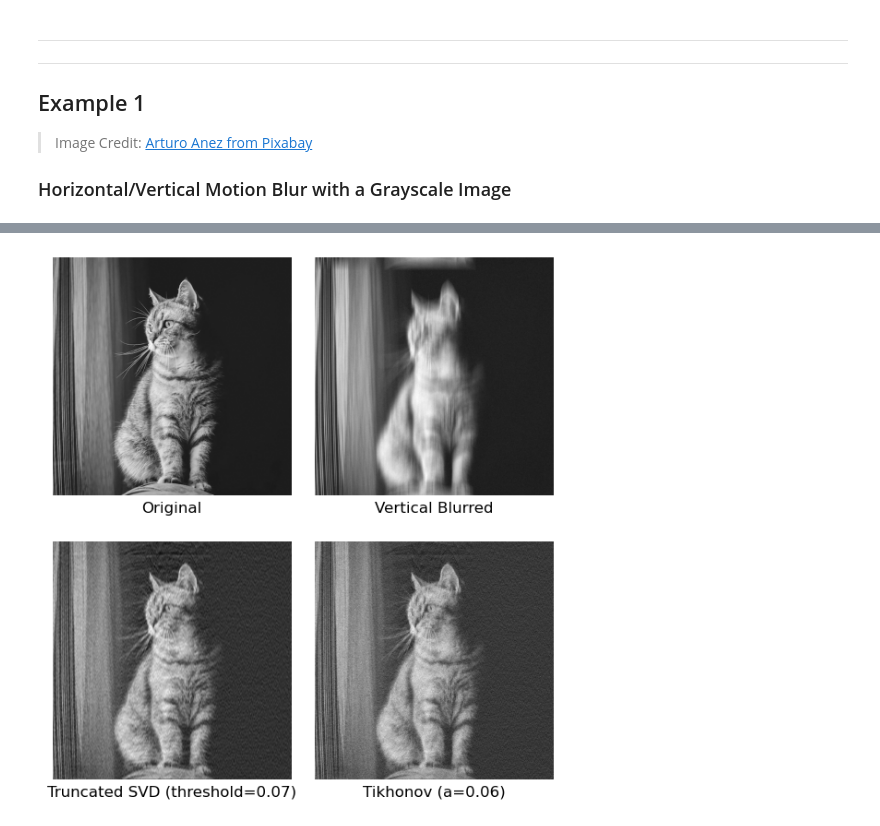
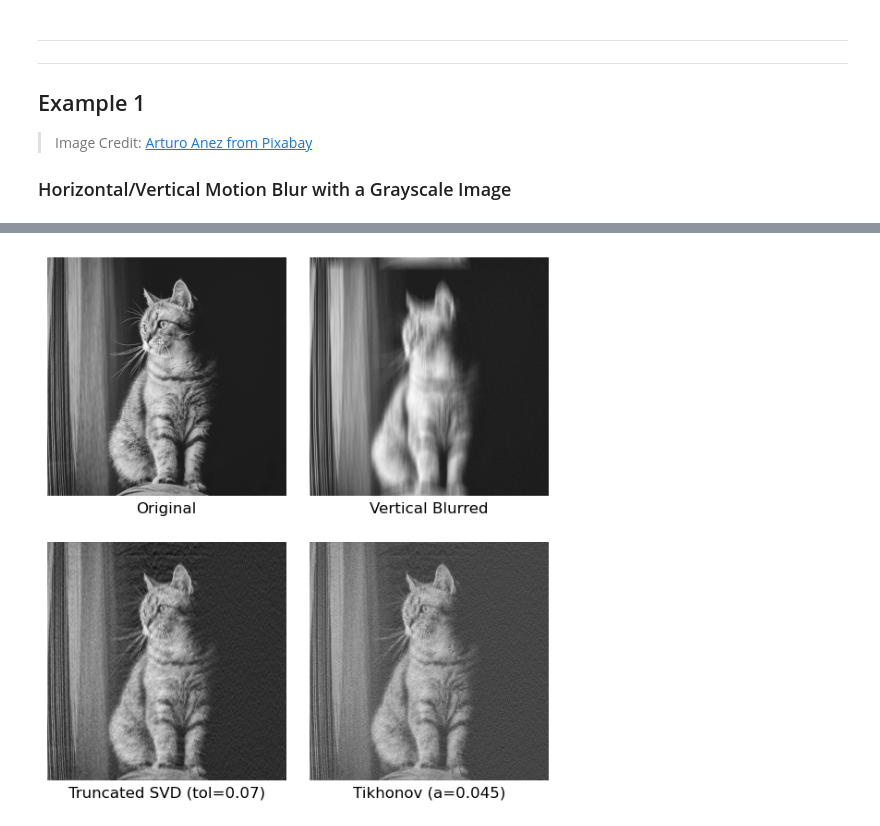
Before and after one commit to lunakim-ubc/ImageDeblurring, a Jupyter notebook: motion_deblur_linear.ipynb, the cells around one changed output, grey strips where cells are left out. Drawn from its saved outputs; the diff is of its cells as text; code cells hidden in the pictures.

```diff
--- a/motion_deblur_linear.ipynb
+++ b/motion_deblur_linear.ipynb
@@ -48,10 +48,14 @@ def build_vertical_motion_psf(length, img_shape):
 ### Compute a blurred image from the original image
 > Hansen et al.(2006), Chapter 4.2.2 - Computations with BCCB Matrices (p.44)
 # %%
-def compute_blurred_img(psf, orig_img):
+def compute_blurred_img(psf, orig_img, noise_amount=0.01):
+    """Return the blurred image array by given psf."""
+
     eigen_of_A = np.fft.fft2(psf)
     blurred = np.real(np.fft.ifft2(eigen_of_A * np.fft.fft2(orig_img)))
-    return blurred + (0.01 * np.random.randn(*orig_img.shape))
+    noise = noise_amount * np.random.randn(*orig_img.shape)
+
+    return blurred + noise
 # %% [markdown]
 ### Compute a naive solution from the blurred image
 > Hansen et al.(2006), Chapter 4.2.2 - Computations with BCCB Matrices (p.44)
@@ -186,5 +200,10 @@ plot_diff4(ex1_gray_arr, 'Original',
 # %%
 min_max = get_alpha_min_max(ex1_v_psf)
-plot_l_curve(compute_tsvd, ex1_v_psf, ex1_v_blurred, min_max[0]+0.03, min_max[1]-0.6, 'TSVD Vertical')
-plot_l_curve(compute_tikhonov, ex1_v_psf, ex1_v_blurred, min_max[0]+0.01, min_max[1]-0.8, 'Tikhonov Vertical')
+ex1_v_tsvd_tol = 0.07
+ex1_v_tikhonov_alpha = 0.045
+
+plot_l_curve(compute_tsvd, ex1_v_psf, ex1_v_blurred,
+             min_max[0]+0.03, min_max[1]-0.6, 'TSVD Vertical', ex1_v_tsvd_tol)
+plot_l_curve(compute_tikhonov, ex1_v_psf, ex1_v_blurred,
+             min_max[0]+0.01, min_max[1]-0.8, 'Tikhonov Vertical', ex1_v_tikhonov_alpha)
 # %% [output]
@@ -193,11 +212,10 @@ plot_l_curve(compute_tikhonov, ex1_v_psf, ex1_v_blurred, min_max[0]+0.01, min_ma
 # %%
 ex1_v_naive = compute_naive_solution(ex1_v_psf, ex1_v_blurred)
-ex1_v_tsvd = compute_tsvd(ex1_v_psf, ex1_v_blurred, 0.07)
-ex1_v_tikhonov = compute_tikhonov(ex1_v_psf, ex1_v_blurred, 0.06)
+ex1_v_tsvd = compute_tsvd(ex1_v_psf, ex1_v_blurred, ex1_v_tsvd_tol)
+ex1_v_tikhonov = compute_tikhonov(ex1_v_psf, ex1_v_blurred, ex1_v_tikhonov_alpha)
 
-plot_diff4(ex1_gray_arr, 'Original',
-           ex1_v_blurred, 'Vertical Blurred',
-           ex1_v_tsvd, 'Truncated SVD (threshold=0.07)',
-           ex1_v_tikhonov, 'Tikhonov (a=0.06)')
+plot_comparison([ex1_gray_arr, ex1_v_blurred, ex1_v_tsvd, ex1_v_tikhonov],
+          ['Original', 'Vertical Blurred', f'Truncated SVD (tol={ex1_v_tsvd_tol})', f'Tikhonov (a={ex1_v_tikhonov_alpha})'],
+          2, 2, figsize=(7, 8), cmap='gray')
 # %% [output]
-[figure, old version]
+[figure, new version]
```
Also changed, not shown: parts of 11 cells of this notebook.
